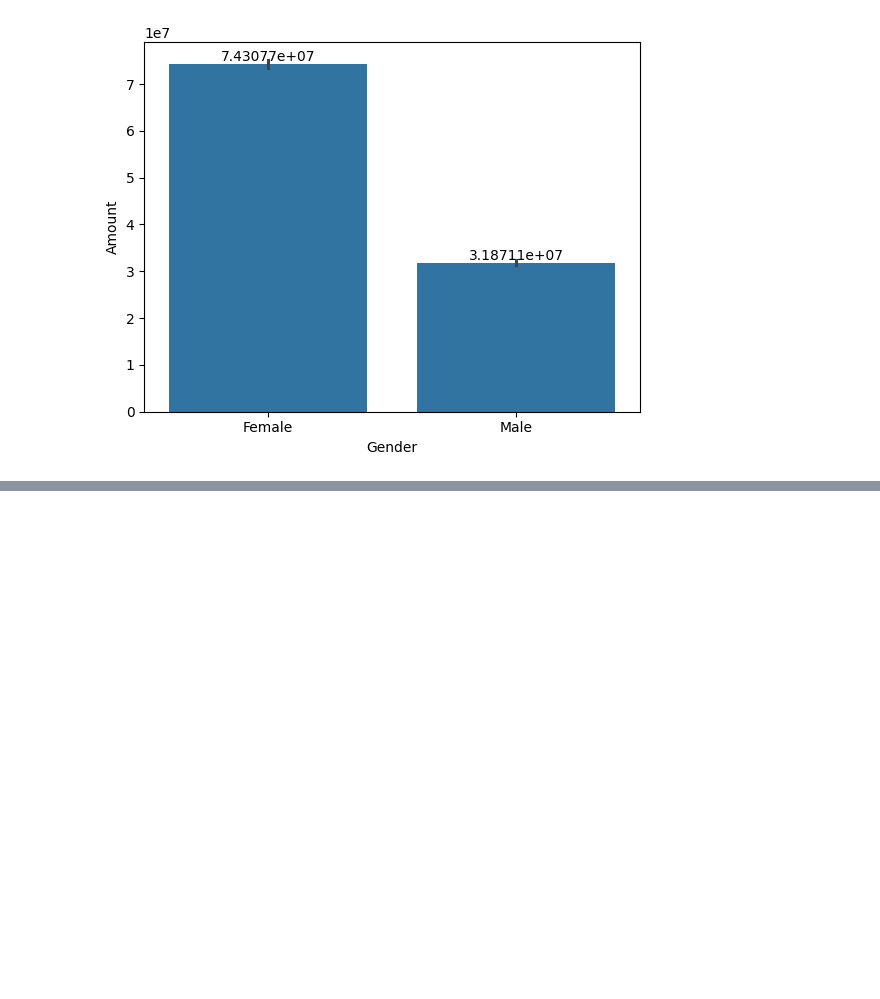
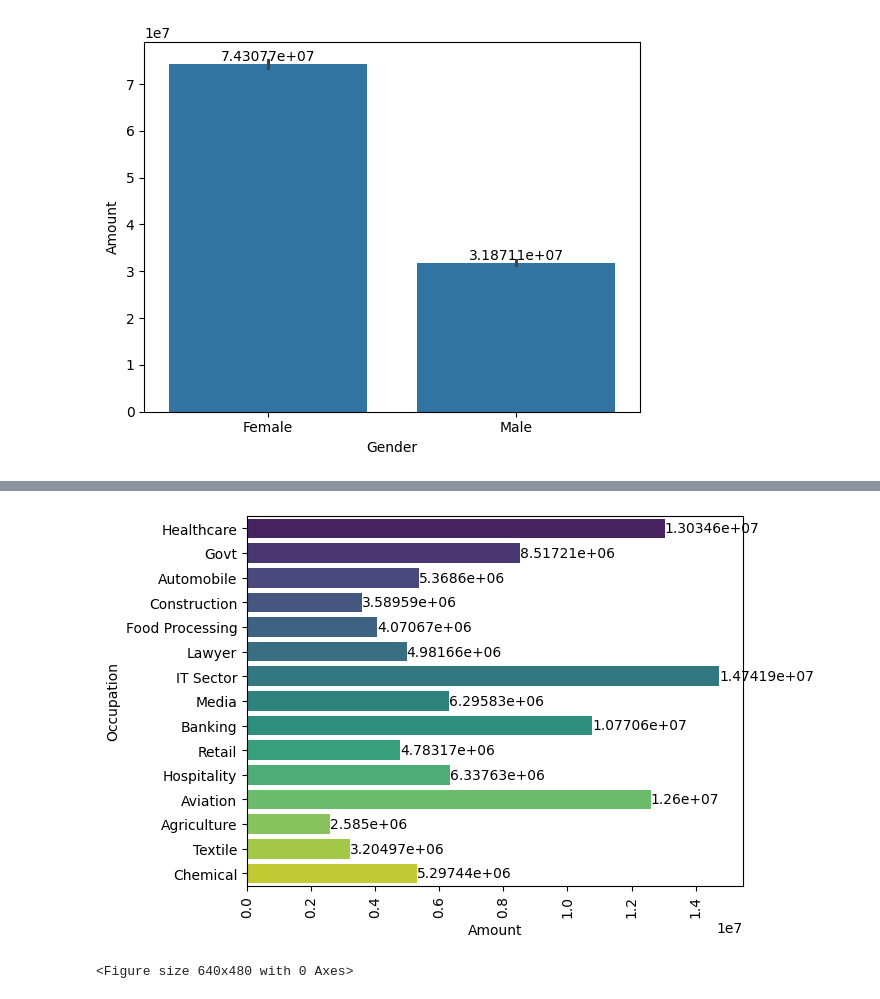
Before and after one commit to Amandeep006/QSPIDER-, a Jupyter notebook: pylab/project.ipynb, the cells around one changed output, grey strips where cells are left out. Saved outputs shown, nothing was run; the diff lists cells and outputs as text; code cells hidden in the pictures; blank space fills up the shorter version.

```diff
--- a/pylab/project.ipynb
+++ b/pylab/project.ipynb
@@ -160,0 +180,15 @@ KeyError: 'Amounts'
+# %%
+# df.head()
+
+"""Spending based on Occupation"""
+# fig_2,axes=plt.subplots(nrows=1,ncols=2,figsize=(30,10))
+e=sns.barplot(y="Occupation",x="Amount",data=df,hue="Occupation",errorbar=None,estimator=sum,palette="viridis")
+labels(e)
+plt.xticks(rotation=90)
+plt.show()
+
+
+plt.tight_layout()
+# %% [output]
+[figure, added]
+<Figure size 640x480 with 0 Axes>
```
Also changed, not shown: parts of 8 cells of this notebook.
